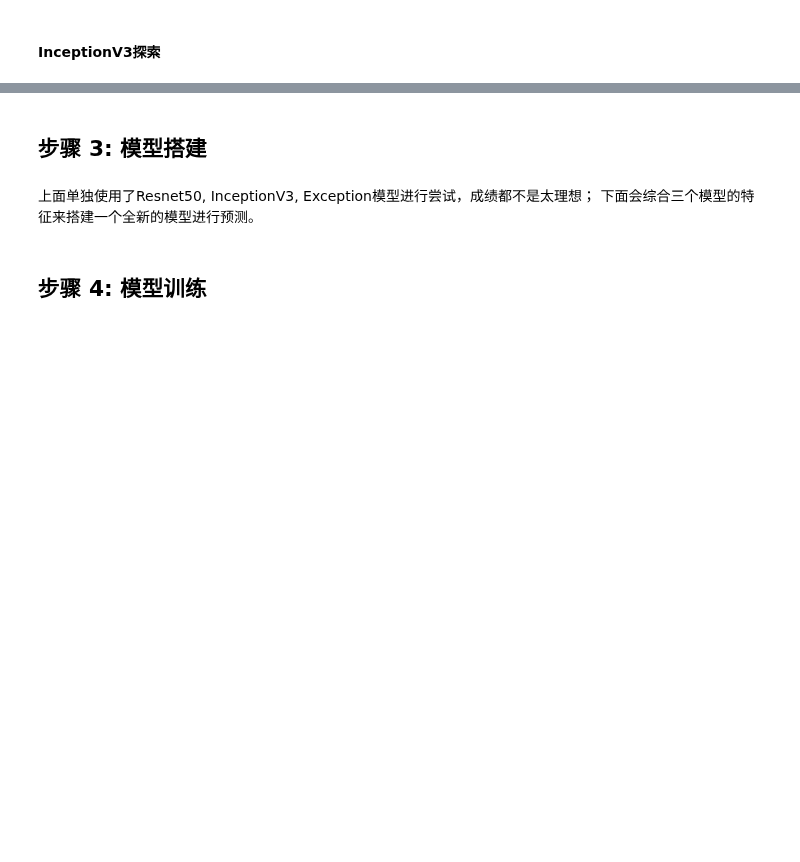
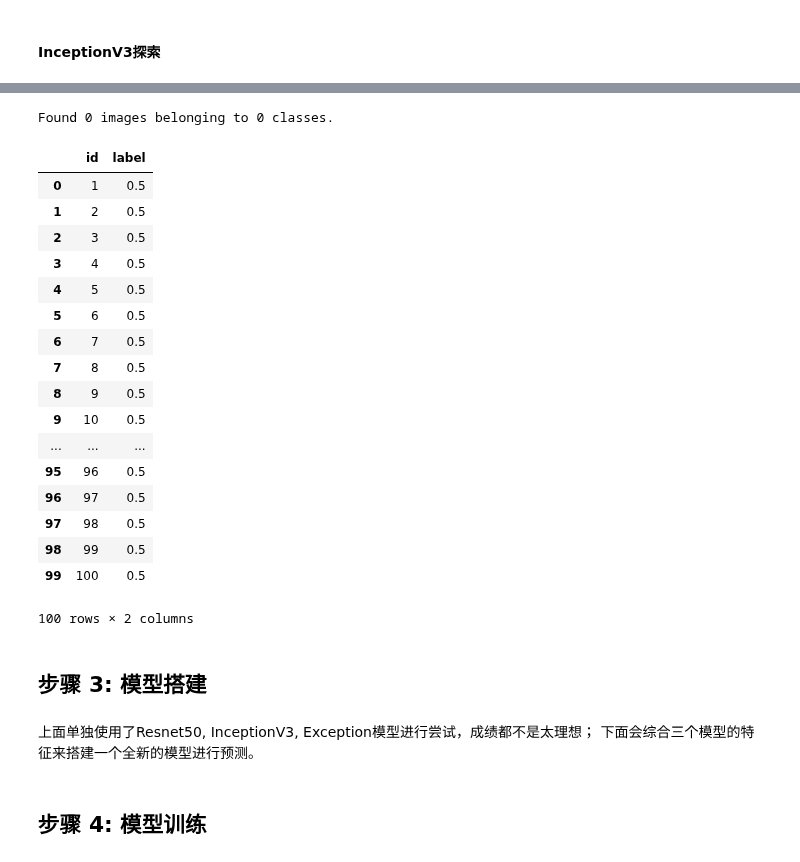
Before and after one commit to R9python/udacity, a Jupyter notebook: ml.pro/p7/p7.ipynb, the cells around one changed output, grey strips where cells are left out. Drawn from its saved outputs; the diff is of its cells as text; code cells hidden in the pictures; blank space fills up the shorter version.

```diff
--- a/ml.pro/p7/p7.ipynb
+++ b/ml.pro/p7/p7.ipynb
@@ -422,0 +452,27 @@ Epoch 00005: val_loss did not improve from 0.04948
+# %%
+resize_224 = (224, 224)
+import cv2
+# 加载具有最佳验证loss的模型权重
+model.load_weights('saved_models/weights.best.InceptionV3.hdf5')
+
+test_total_count = 12500
+def image_handle(index):
+#     img = cv2.imread('test_nolabel/{}.jpg'.format(index))
+#     img = cv2.resize(img, resize_224)
+#     img.astype(np.float32)
+#     img = img / 255.0
+#     return img
+    img = image.load_img('test_nolabel/{}.jpg'.format(index), target_size=resize_224)
+    x = image.img_to_array(img)
+    x = np.expand_dims(x, axis=0)
+    x = inception_v3.preprocess_input(x)
+    return x
+
+
+image_matrix = np.zeros((test_total_count,resize_224[0],resize_224[1],3), dtype=np.float32)
+for i in tqdm(range(test_total_count)):
+    image_matrix[i] = image_handle(i+1)
+#     break
+
+y_pred = model.predict(image_matrix, verbose=1)
+y_pred = y_pred.clip(min=0.005, max=0.995)
@@ -423,3 +481,39 @@ Epoch 00005: val_loss did not improve from 0.04948
+# %%
+import pandas as pd
+from keras.preprocessing.image import *
+
+df = pd.read_csv("sample_submission.csv")
+
+gen = ImageDataGenerator()
+test_generator = gen.flow_from_directory("test_nolabel", resize_224, shuffle=False,
+                                         batch_size=32, class_mode=None)
+
+for i, fname in enumerate(test_generator.filenames):
+    index = int(fname[fname.rfind('/')+1:fname.rfind('.')])
+    df.set_value(index-1, 'label', y_pred[i])
+
+df.to_csv('pred.csv', index=None)
+df.head(100)
+# %% [output]
+Found 0 images belonging to 0 classes.
+|  | id | label |
+| 0 | 1 | 0.5 |
+| 1 | 2 | 0.5 |
+| 2 | 3 | 0.5 |
+| 3 | 4 | 0.5 |
+| 4 | 5 | 0.5 |
+| 5 | 6 | 0.5 |
+| 6 | 7 | 0.5 |
+| 7 | 8 | 0.5 |
+| 8 | 9 | 0.5 |
+| 9 | 10 | 0.5 |
+| ... | ... | ... |
+| 95 | 96 | 0.5 |
+| 96 | 97 | 0.5 |
+| 97 | 98 | 0.5 |
+| 98 | 99 | 0.5 |
+| 99 | 100 | 0.5 |
+100 rows × 2 columns
 # %% [markdown]
 ## 步骤 3: 模型搭建
 # %% [markdown]
```
Also changed, not shown: parts of 9 cells of this notebook, 1 other file.
